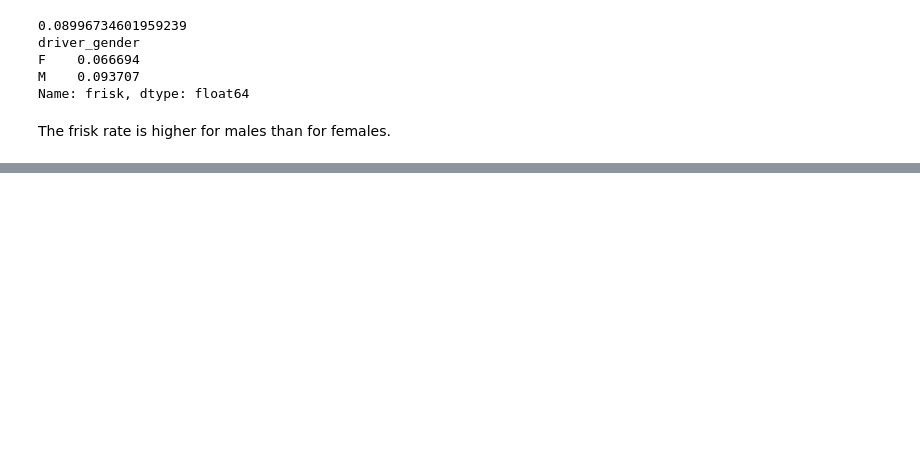
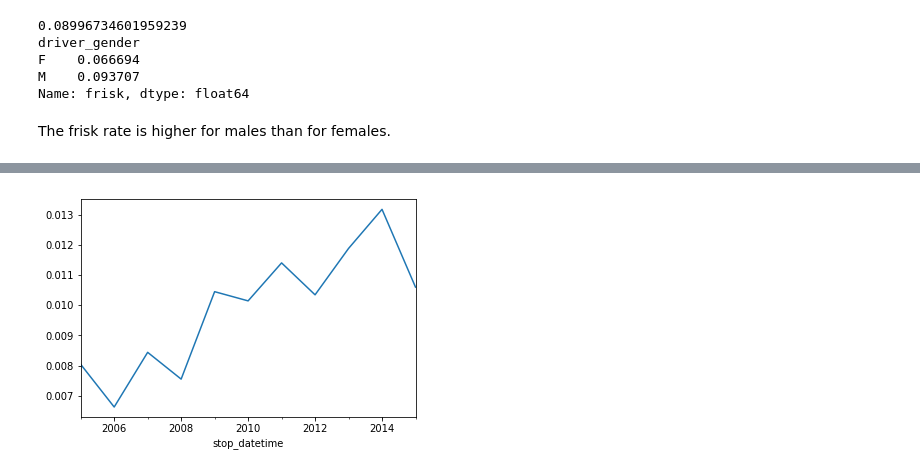
Before and after one commit to kaymal/Data-Analysis-Case-Studies, a Jupyter notebook: Police Activity in Rhode Island.ipynb, the cells around one changed output, grey strips where cells are left out. Saved outputs shown, nothing was run; the diff lists cells and outputs as text; code cells hidden in the pictures; blank space fills up the shorter version.

```diff
--- a/Police Activity in Rhode Island.ipynb
+++ b/Police Activity in Rhode Island.ipynb
@@ -373,0 +438,9 @@ The frisk rate is higher for males than for females.
+# %%
+# The annual rate of drug-related stops
+annual_drug_rate = df.drugs_related_stop.resample('A').mean()
+
+# Line plot of 'annual_drug_rate'
+annual_drug_rate.plot()
+plt.show()
+# %% [output]
+[figure, added]
```
Also changed, not shown: parts of 40 cells of this notebook.
